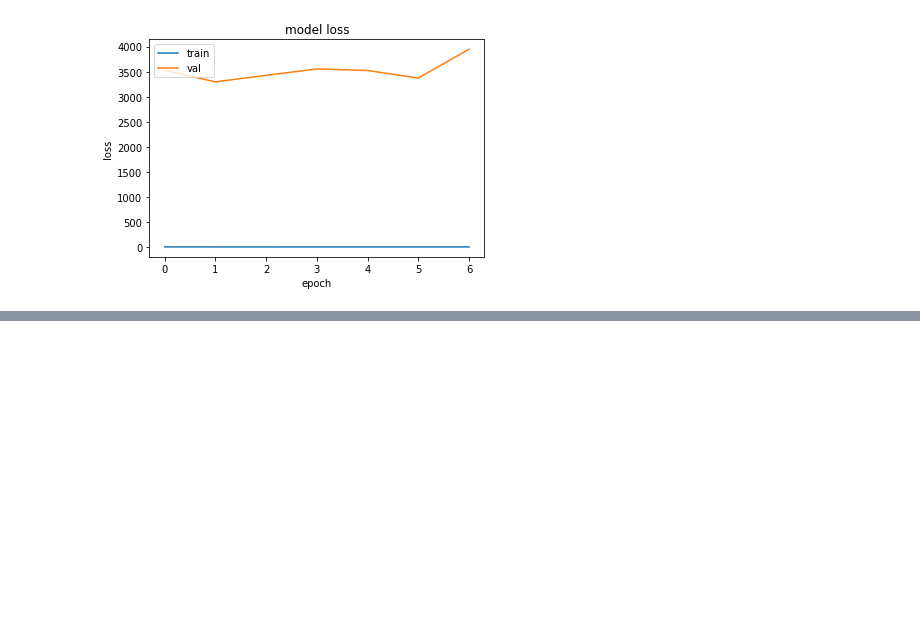
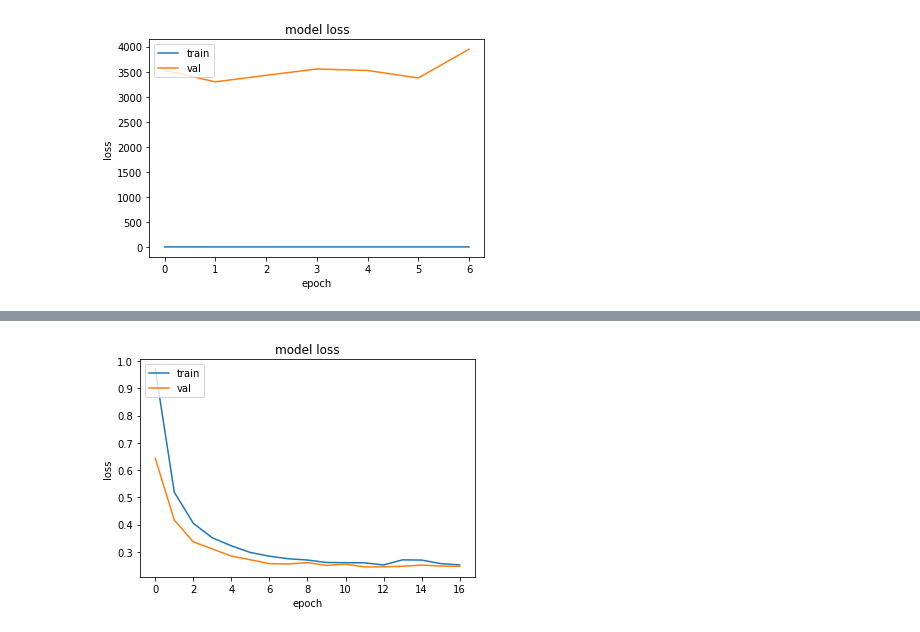
Before and after one commit to hgdangkhoi/Gender-Classification, a Jupyter notebook: Gender Classification.ipynb, the cells around one changed output, grey strips where cells are left out. Saved outputs shown, nothing was run; the diff lists cells and outputs as text; code cells hidden in the pictures; blank space fills up the shorter version.

Commit message:
Add vgg16 transfer learning

```diff
--- a/Gender Classification.ipynb
+++ b/Gender Classification.ipynb
@@ -1225,0 +1228,4 @@ plt.show()
+# %%
+from keras.applications.vgg16 import VGG16
+
+vgg16 = VGG16(weights='imagenet', include_top=False, input_shape=(100,100,3))
@@ -1225,0 +1312,12 @@ plt.show()
+# %%
+filepath = "save/vgg16_transfer.hdf5"
+checkpointer = ModelCheckpoint(filepath, verbose=0, save_best_only=True) # save best model
+monitor = EarlyStopping(monitor='val_loss', min_delta=1e-3, patience=5, verbose=1, mode='auto')
+
+start = time.time()
+
+history = model.fit(x_train,y_train_tf, validation_split=0.2, callbacks=[monitor,checkpointer],verbose=1,epochs=50, batch_size=64, shuffle=True)
+
+end = time.time()
+vgg16_time = end-start
+print("Total training time is {:0.2f} minute".format(vgg16_time/60.0))
@@ -1225,0 +1342,11 @@ plt.show()
+# %%
+# plot summarize history for loss
+plt.plot(history.history['loss'])
+plt.plot(history.history['val_loss'])
+plt.title('model loss')
+plt.ylabel('loss')
+plt.xlabel('epoch')
+plt.legend(['train', 'val'], loc='upper left')
+plt.show()
+# %% [output]
+[figure, added]
```
Also changed, not shown: parts of 7 cells of this notebook.
